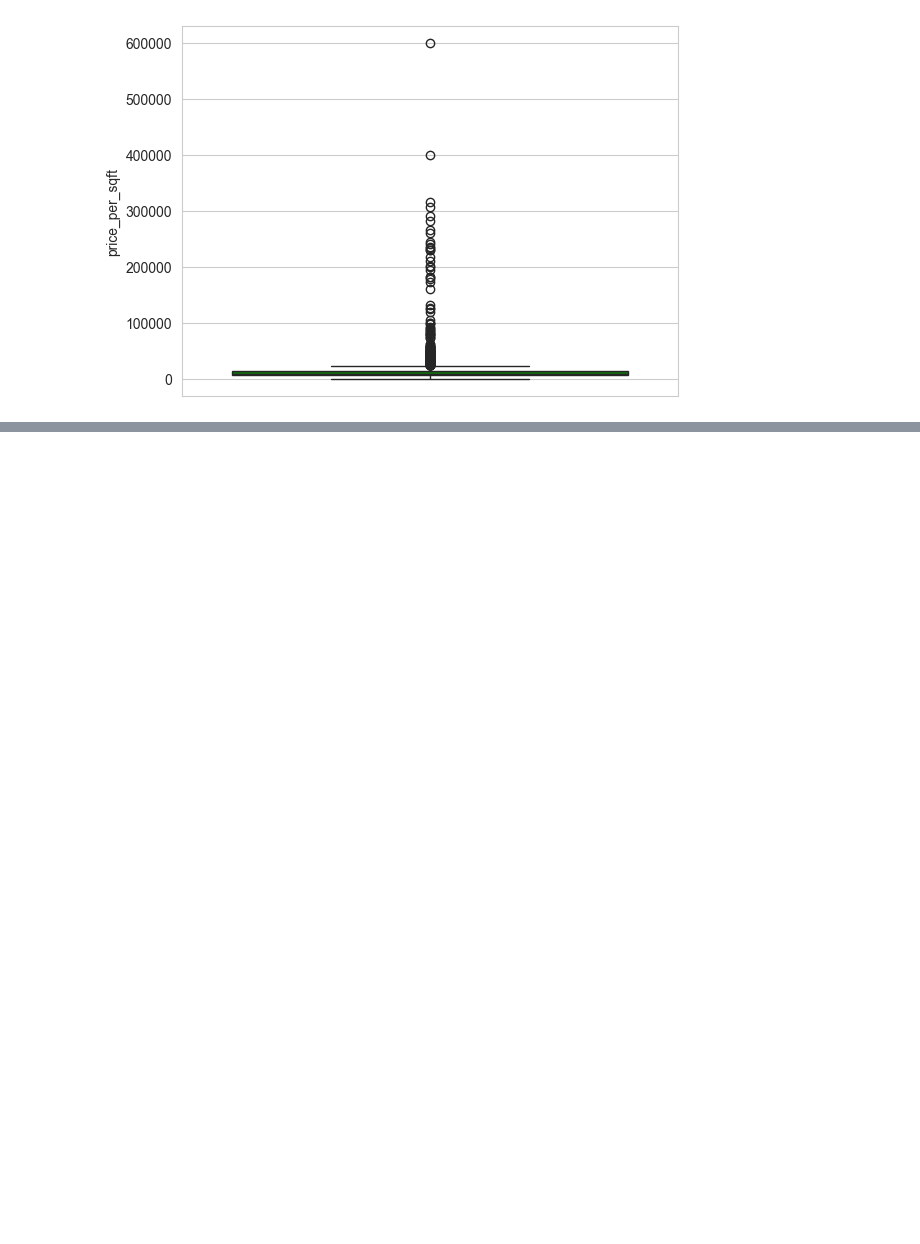
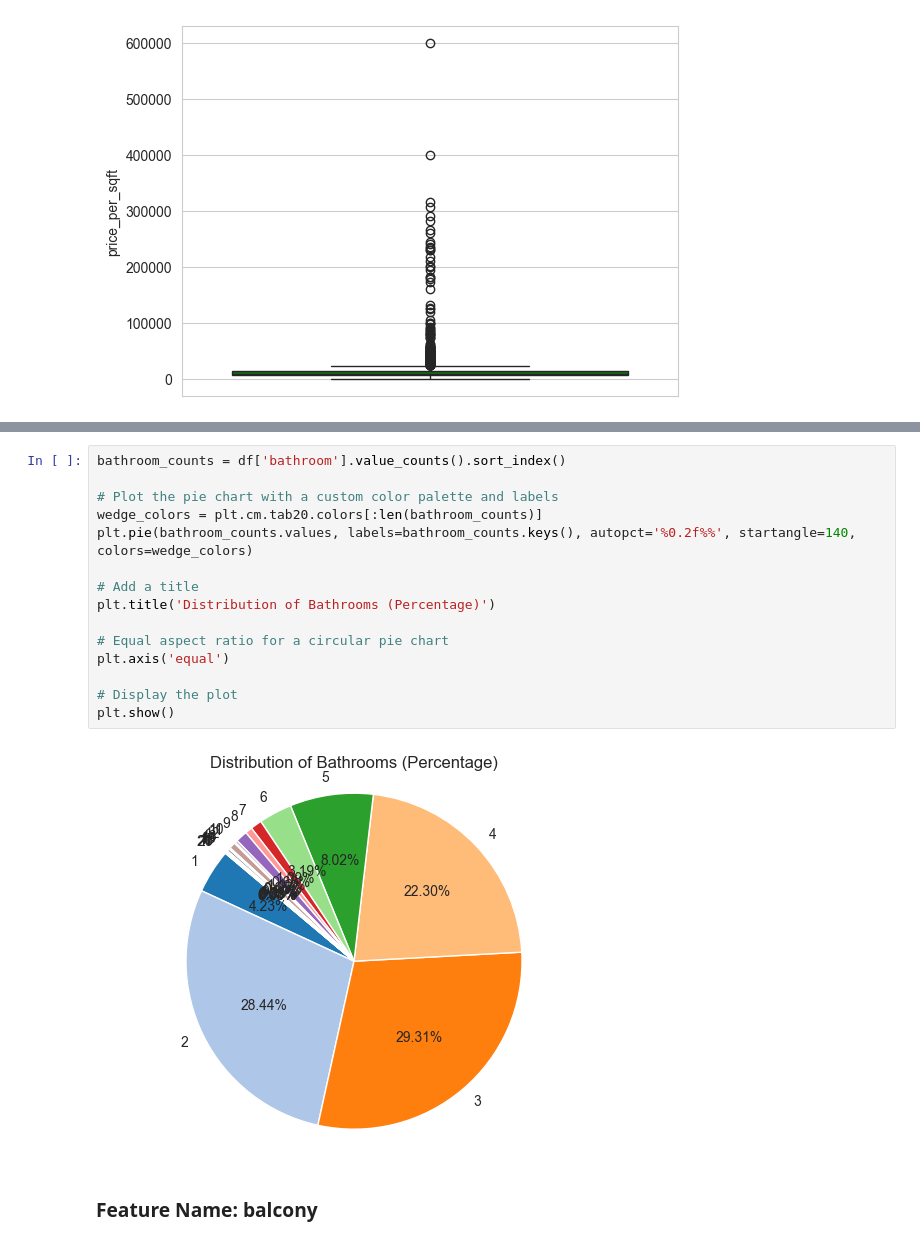
Before and after one commit to 07Sada/real-estate-property-price-predictor, a Jupyter notebook: notebooks/EDA-univariant_analysis_#05.ipynb, the cells around one changed output, grey strips where cells are left out. Cells and saved outputs as stored; diff of their text form; blank space fills up the shorter version.

```diff
--- a/notebooks/EDA-univariant_analysis_#05.ipynb
+++ b/notebooks/EDA-univariant_analysis_#05.ipynb
@@ -543,0 +645,19 @@ sns.boxplot(df['price_per_sqft'], color='green');
+# %%
+bathroom_counts = df['bathroom'].value_counts().sort_index()
+
+# Plot the pie chart with a custom color palette and labels
+wedge_colors = plt.cm.tab20.colors[:len(bathroom_counts)]
+plt.pie(bathroom_counts.values, labels=bathroom_counts.keys(), autopct='%0.2f%%', startangle=140, colors=wedge_colors)
+
+# Add a title
+plt.title('Distribution of Bathrooms (Percentage)')
+
+# Equal aspect ratio for a circular pie chart
+plt.axis('equal')
+
+# Display the plot
+plt.show()
+# %% [output]
+[figure, added]
+# %% [markdown]
+### Feature Name: balcony
```
Also changed, not shown: parts of 28 cells of this notebook.
